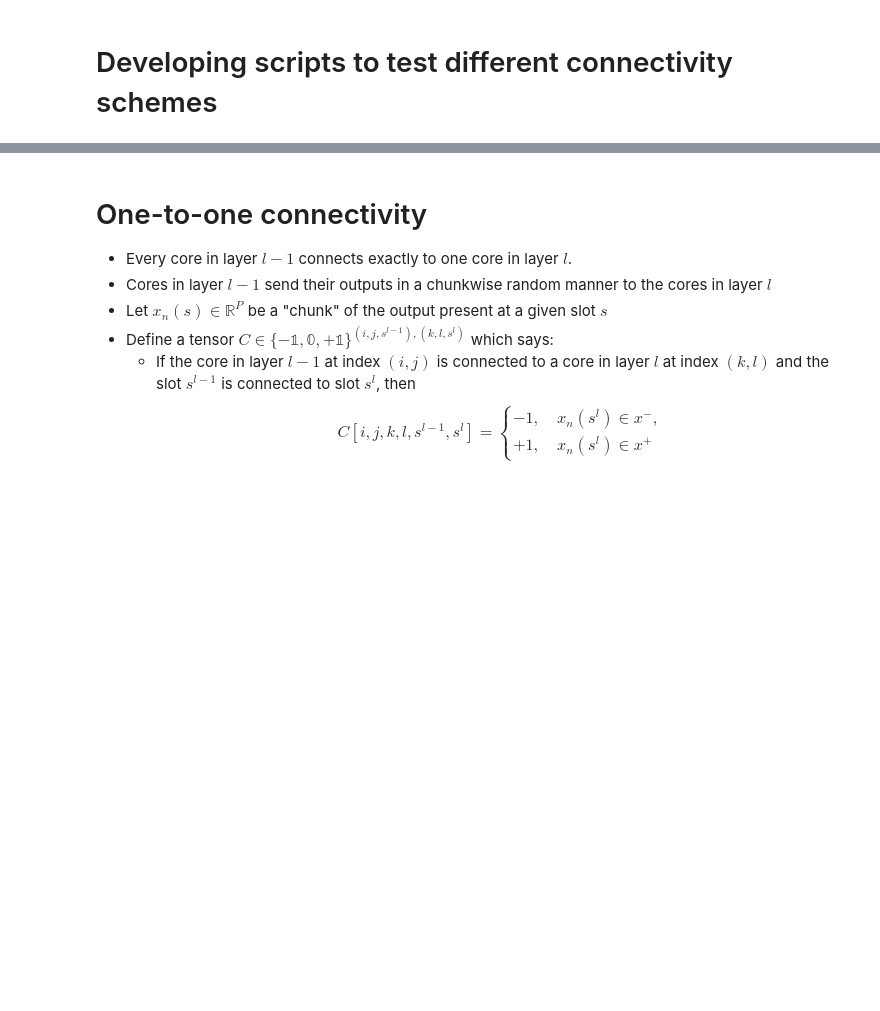
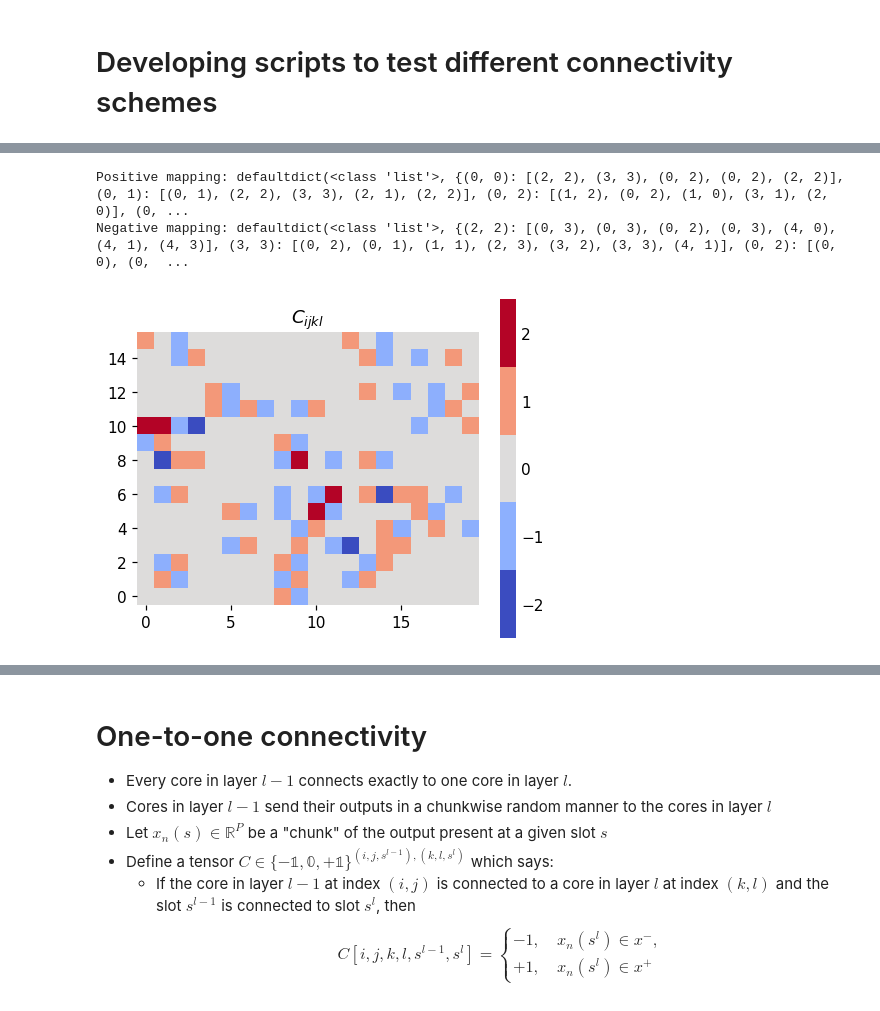
Before and after one commit to Integrated-Systems-Neuroengineering/scrramble, a Jupyter notebook: Notebooks/toy_models_of_connectivity.ipynb, the cells around one changed output, grey strips where cells are left out. Saved outputs shown, nothing was run; the diff lists cells and outputs as text; code cells hidden in the pictures; blank space fills up the shorter version.

Commit message:
connectivity tensor script is up

```diff
--- a/Notebooks/toy_models_of_connectivity.ipynb
+++ b/Notebooks/toy_models_of_connectivity.ipynb
@@ -29,0 +126,39 @@ E0000 00:00:1746062733.770799 3658191 cuda_blas.cc:1418] Unable to register cuBL
+# %%
+key = jax.random.key(20)
+key, subkey = jax.random.split(key)
+test_run = intercore_connectivity(input_cores = 4, output_cores = 5, slots_per_core = 4, avg_slot_connectivity=4, key=key)
+
+# plotting
+data = test_run.reshape(4*4, 5*4)
+
+# Define the discrete values and boundaries
+values = np.array([-2, -1, 0, 1, 2])
+bounds = np.array([-2.5, -1.5, -0.5, 0.5, 1.5, 2.5])  # Boundaries for the colormap
+
+# Create a colormap with 5 colors from the coolwarm colormap
+base_cmap = plt.colormaps['coolwarm']
+colors = base_cmap(np.linspace(0, 1, 5))
+cmap = ListedColormap(colors)
+
+# Create a norm to map the data values to colormap indices
+norm = BoundaryNorm(bounds, cmap.N)
+
+# Create the plot
+fig, ax = plt.subplots(figsize=(5, 5), dpi=110)
+ax.set_title(r"$C_{ijkl}$")
+im = ax.imshow(data, cmap=cmap, norm=norm, interpolation='nearest', origin='lower')
+
+# Add a colorbar
+cbar = plt.colorbar(im, ticks=values, shrink=0.8)
+# cbar.set_label('Connection Type')
+cbar.outline.set_visible(False)
+cbar.ax.tick_params(which='both', length=0, width=0, pad=3)
+cbar.ax.minorticks_off()
+
+# Remove the spines from the colorbar
+
+sns.despine(fig, top=True, right=True, left=True, bottom=True)
+# %% [output]
+Positive mapping: defaultdict(<class 'list'>, {(0, 0): [(2, 2), (3, 3), (0, 2), (0, 2), (2, 2)], (0, 1): [(0, 1), (2, 2), (3, 3), (2, 1), (2, 2)], (0, 2): [(1, 2), (0, 2), (1, 0), (3, 1), (2, 0)], (0, ...
+Negative mapping: defaultdict(<class 'list'>, {(2, 2): [(0, 3), (0, 3), (0, 2), (0, 3), (4, 0), (4, 1), (4, 3)], (3, 3): [(0, 2), (0, 1), (1, 1), (2, 3), (3, 2), (3, 3), (4, 1)], (0, 2): [(0, 0), (0,  ...
+[figure, added]
```
Also changed, not shown: parts of 8 cells of this notebook, 1 other file.
